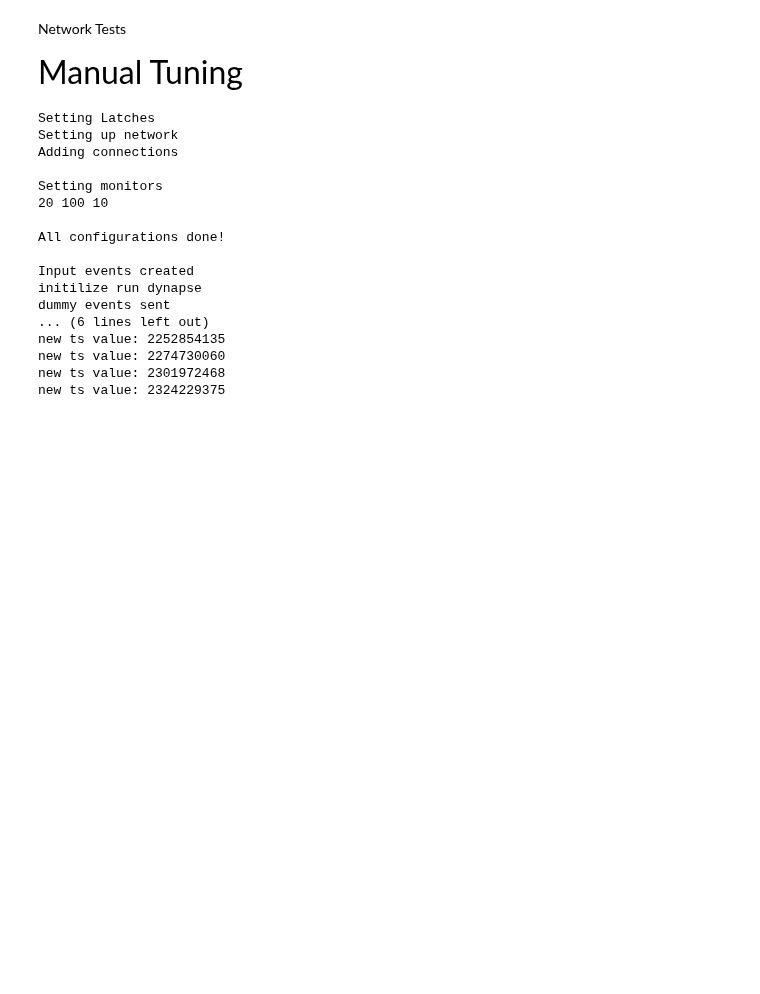
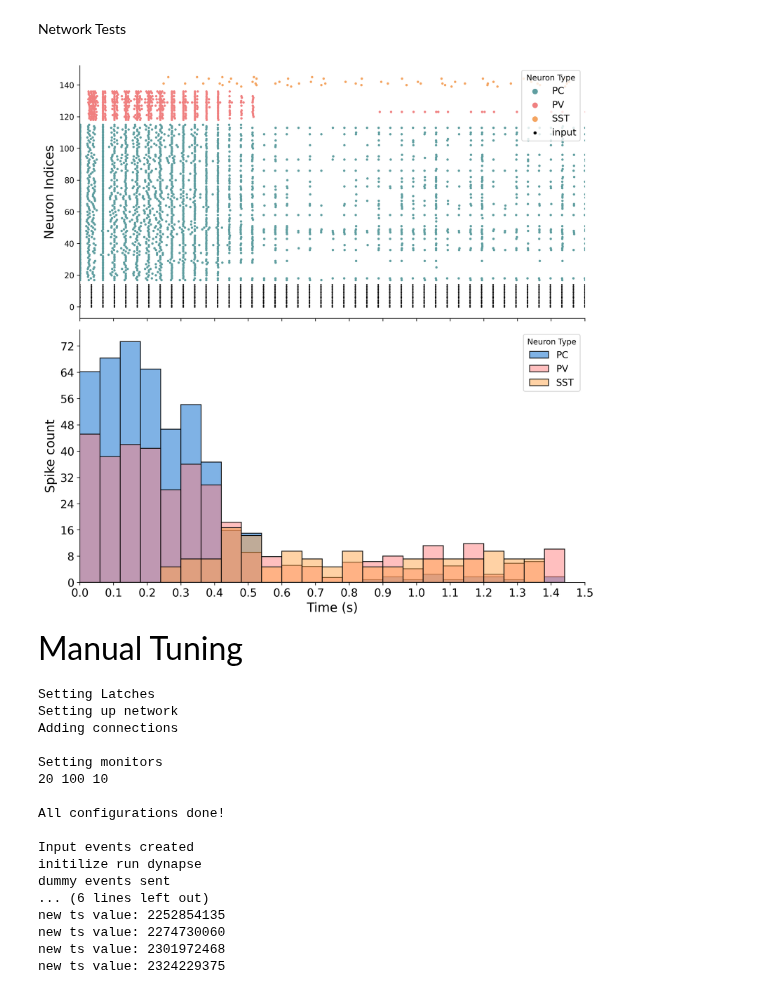
Before and after one commit to Aramatos/dynapse2_adaptation, a Jupyter notebook: Network_analysis.ipynb, the cells around one changed output. Drawn from its saved outputs; the diff is of its cells as text; code cells hidden in the pictures; blank space fills up the shorter version.

```diff
--- a/Network_analysis.ipynb
+++ b/Network_analysis.ipynb
@@ -37,7 +37,7 @@ documents_path = os.path.join(home_directory, "Documents")
 # Path to the dynapse-se2-data directory within Documents
 save_directory_path = os.path.join(documents_path, "dynapse-se2-data")
 # Path to the data
-data_type_path = os.path.join(save_directory_path, "network")
+data_type_path = os.path.join(save_directory_path, "PC,PV & SST Network")
 
 @timeout_decorator.timeout(40)  # Set a 5-second timeout
 def run_simulation(neuron_config):
@@ -47,3 +47,5 @@ def run_simulation(neuron_config):
         number_of_chips=number_of_chips,
         neuron_config=neuron_config
     )
+# %%
+data=np.load(os.path.join(data_type_path, "2023-10-10/pc_pv_s14-12.npy"), allow_pickle=True)
@@ -50,2 +124,12 @@ def run_simulation(neuron_config):
+# %%
+nvn=15
+pvn=20
+pcn=100
+sstn=15
+bin_size=0.060
+duration=1.5
+plot_neuron_activity(data, nvn, pcn, pvn, sstn, duration,bin_size)
+# %% [output]
+[figure, added]
 # %% [markdown]
 <font size=7> Manual Tuning
```
Also changed, not shown: parts of 2 cells of this notebook, 5 other files.
